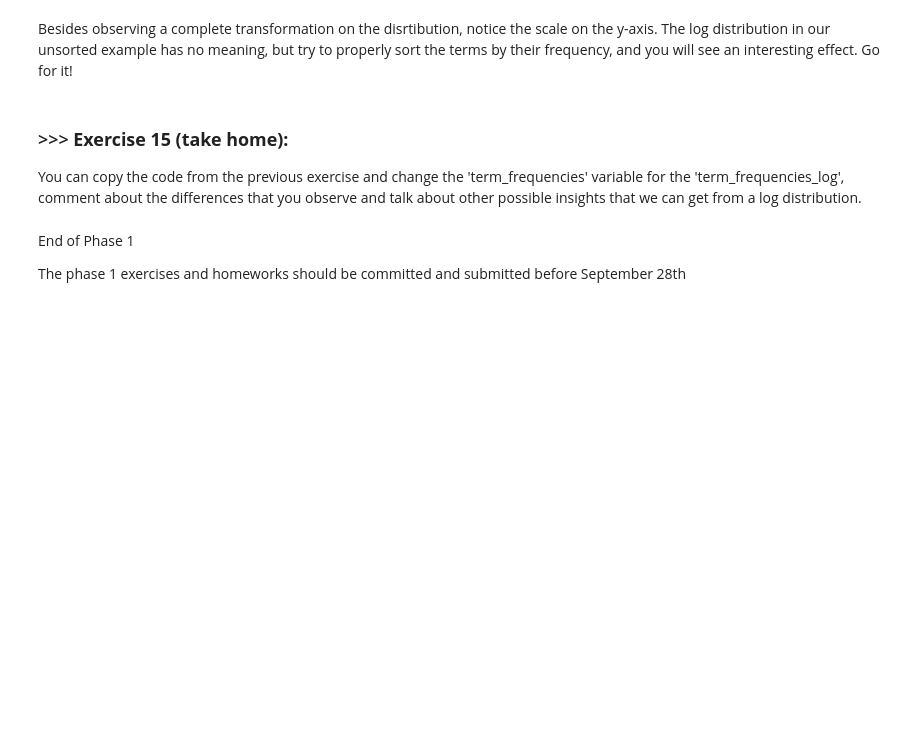
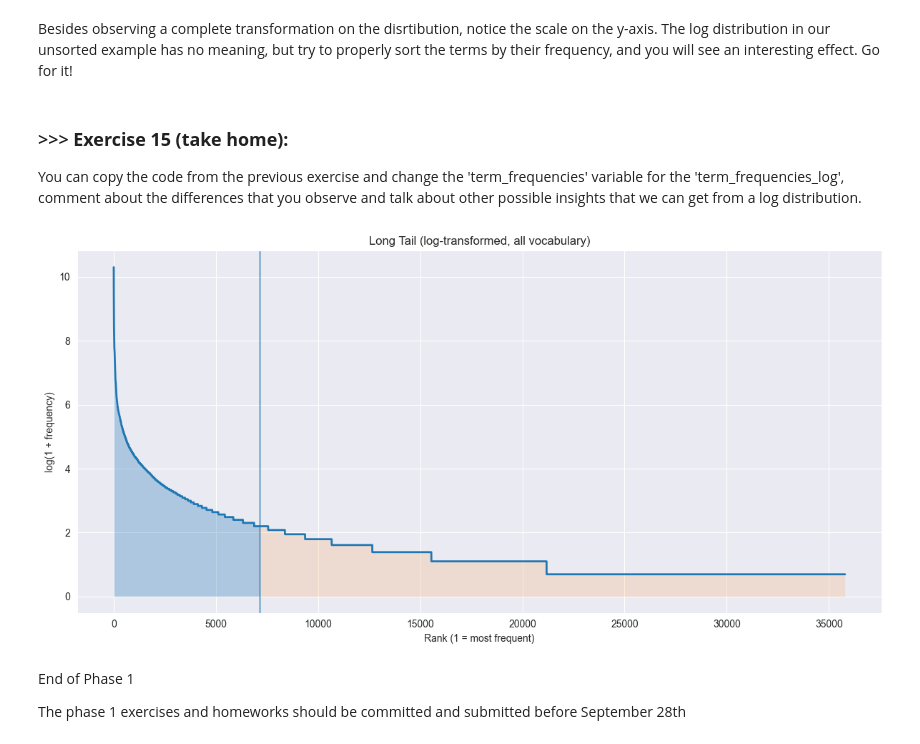
Before and after one commit to nguyentr0101/DM2025-Lab1-Exercise, a Jupyter notebook: DM2025-Lab1-Master.ipynb, the cells around one changed output. Drawn from its saved outputs; the diff is of its cells as text; code cells hidden in the pictures; blank space fills up the shorter version.

```diff
--- a/DM2025-Lab1-Master.ipynb
+++ b/DM2025-Lab1-Master.ipynb
@@ -1314,3 +1317,29 @@ You can copy the code from the previous exercise and change the 'term_frequencie
+# %%
+# Answer here
+# assumes: term_frequencies already computed
+freqs = np.asarray(term_frequencies, dtype=float)
+rank_idx = np.argsort(freqs)[::-1]
+rank = np.arange(1, len(freqs) + 1)
+y_log = np.log1p(freqs[rank_idx])           # log transform AFTER ranking
+
+head_cut = max(1, int(0.2 * len(y_log)))    # optional 20% head
+plt.figure(figsize=(12, 6))
+plt.plot(rank, y_log, linewidth=2)
+plt.fill_between(rank[:head_cut], y_log[:head_cut], 0, alpha=0.3)       # head
+plt.fill_between(rank[head_cut-1:], y_log[head_cut-1:], 0, alpha=0.15)  # tail
+plt.axvline(head_cut, linewidth=1)
+plt.xlabel("Rank (1 = most frequent)")
+plt.ylabel("log(1 + frequency)")
+plt.title("Long Tail (log-transformed, all vocabulary)")
+plt.tight_layout()
+plt.show()
+
+# The head compresses and the tail lifts → the curve looks flatter.
+# Rank does not change
+# Better to compare mid-frequency terms.
+# log1p using can avoid issues with zeros
+# %% [output]
+[figure, added]
 # %% [markdown]
 End of Phase 1
 
```
Also changed, not shown: parts of 36 cells of this notebook, 10 other files.
